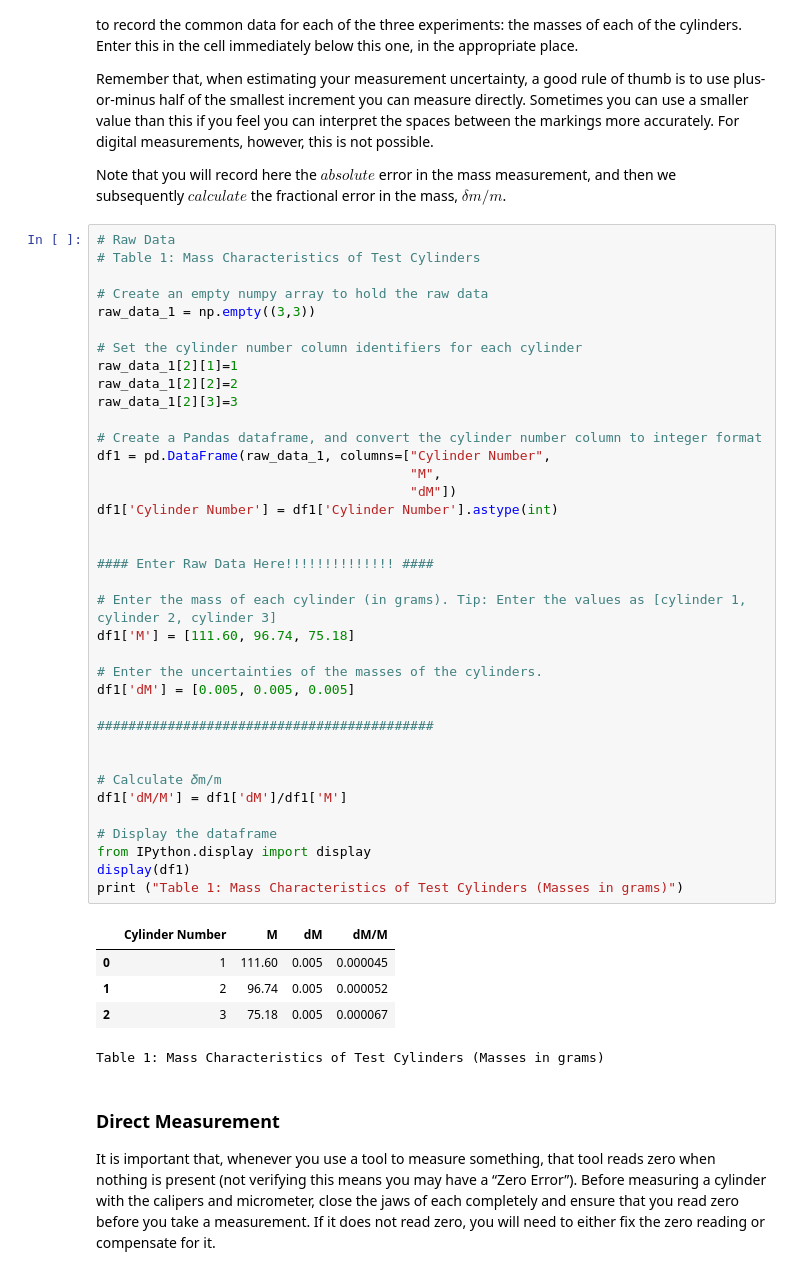
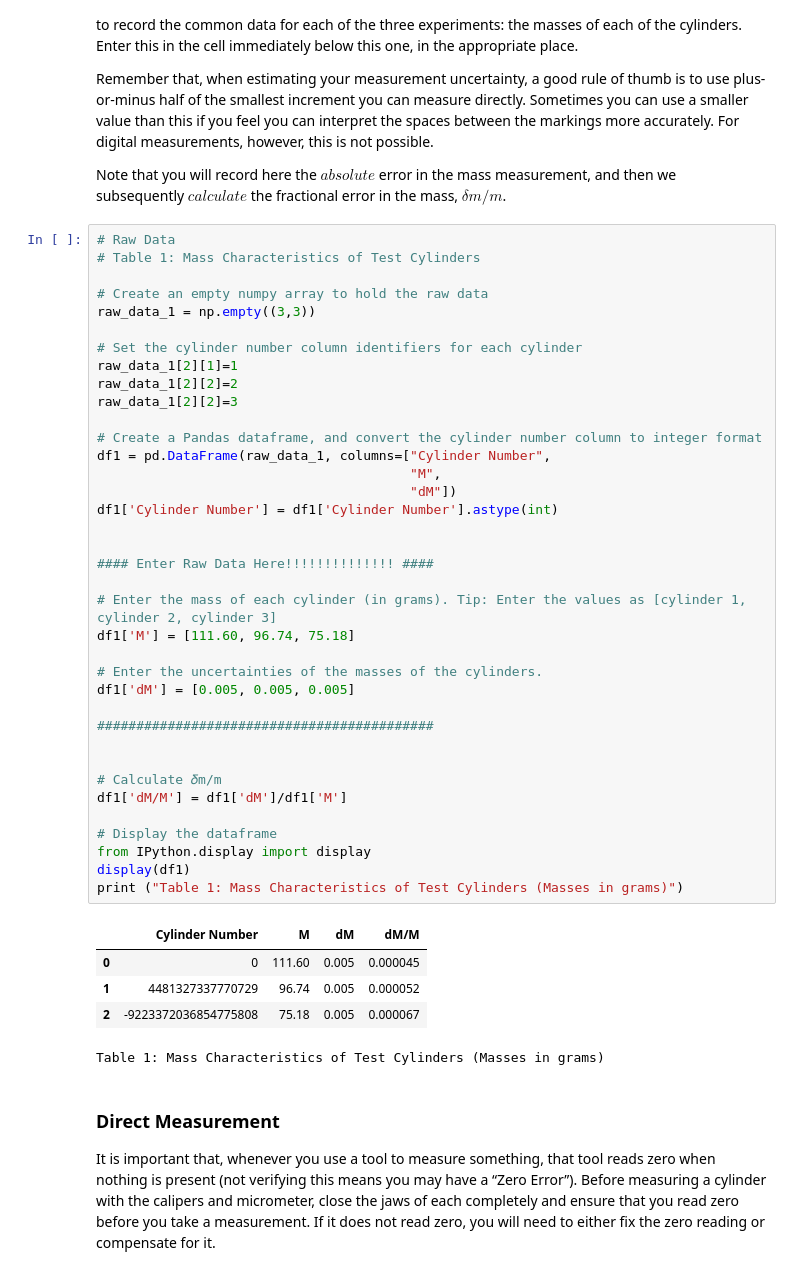
Before and after one commit to georgiannaharsh25/Phys201L, a Jupyter notebook: Copy_of_Lab01_Density.ipynb, the cells around one changed output. Saved outputs shown, nothing was run; the diff lists cells and outputs as text.

```diff
--- a/Copy_of_Lab01_Density.ipynb
+++ b/Copy_of_Lab01_Density.ipynb
@@ -285,38 +285,38 @@ raw_data_1 = np.empty((3,3))
 # Set the cylinder number column identifiers for each cylinder
 raw_data_1[2][1]=1
 raw_data_1[2][2]=2
-raw_data_1[2][3]=3
+raw_data_1[2][2]=3
 
 # Create a Pandas dataframe, and convert the cylinder number column to integer format
 df1 = pd.DataFrame(raw_data_1, columns=["Cylinder Number",
                                         "M",
                                         "dM"])
 df1['Cylinder Number'] = df1['Cylinder Number'].astype(int)
 
 
 #### Enter Raw Data Here!!!!!!!!!!!!!! ####
 
 # Enter the mass of each cylinder (in grams). Tip: Enter the values as [cylinder 1, cylinder 2, cylinder 3]
 df1['M'] = [111.60, 96.74, 75.18]
 
 # Enter the uncertainties of the masses of the cylinders.
 df1['dM'] = [0.005, 0.005, 0.005]
 
 ###########################################
 
 
 # Calculate 𝛿m/m
 df1['dM/M'] = df1['dM']/df1['M']
 
 # Display the dataframe
 from IPython.display import display
 display(df1)
 print ("Table 1: Mass Characteristics of Test Cylinders (Masses in grams)")
 # %% [output]
 |  | Cylinder Number | M | dM | dM/M |
-| 0 | 1 | 111.60 | 0.005 | 0.000045 |
-| 1 | 2 | 96.74 | 0.005 | 0.000052 |
-| 2 | 3 | 75.18 | 0.005 | 0.000067 |
+| 0 | 0 | 111.60 | 0.005 | 0.000045 |
+| 1 | 4481327337770729 | 96.74 | 0.005 | 0.000052 |
+| 2 | -9223372036854775808 | 75.18 | 0.005 | 0.000067 |
 Table 1: Mass Characteristics of Test Cylinders (Masses in grams)
 # %% [markdown]
 ### Direct Measurement
```
Also changed, not shown: parts of 8 cells of this notebook.
